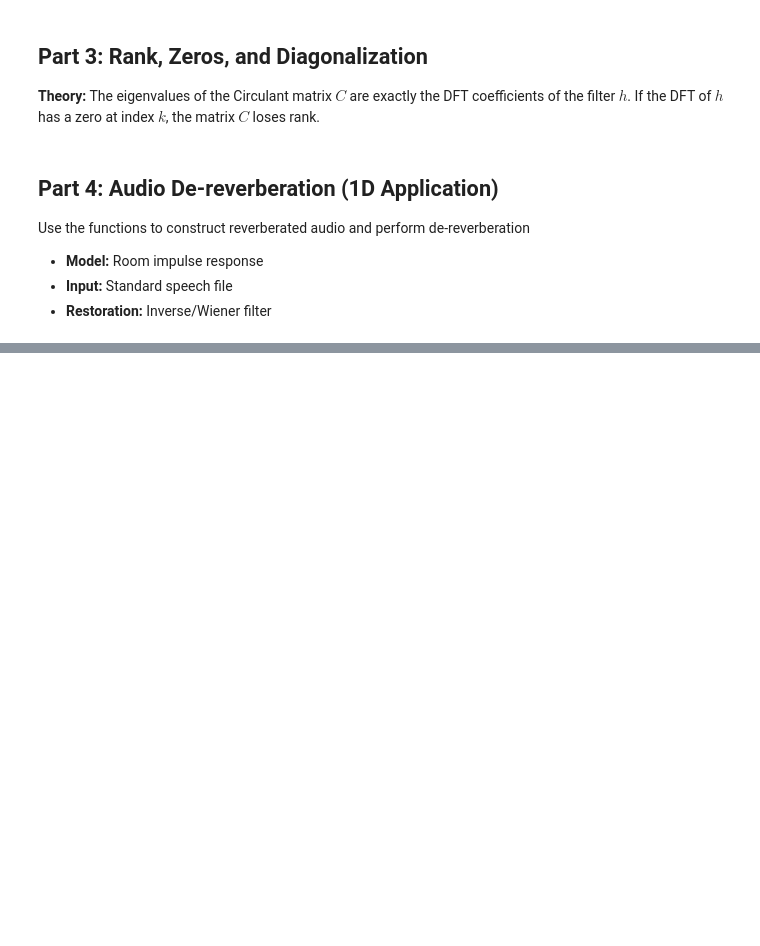
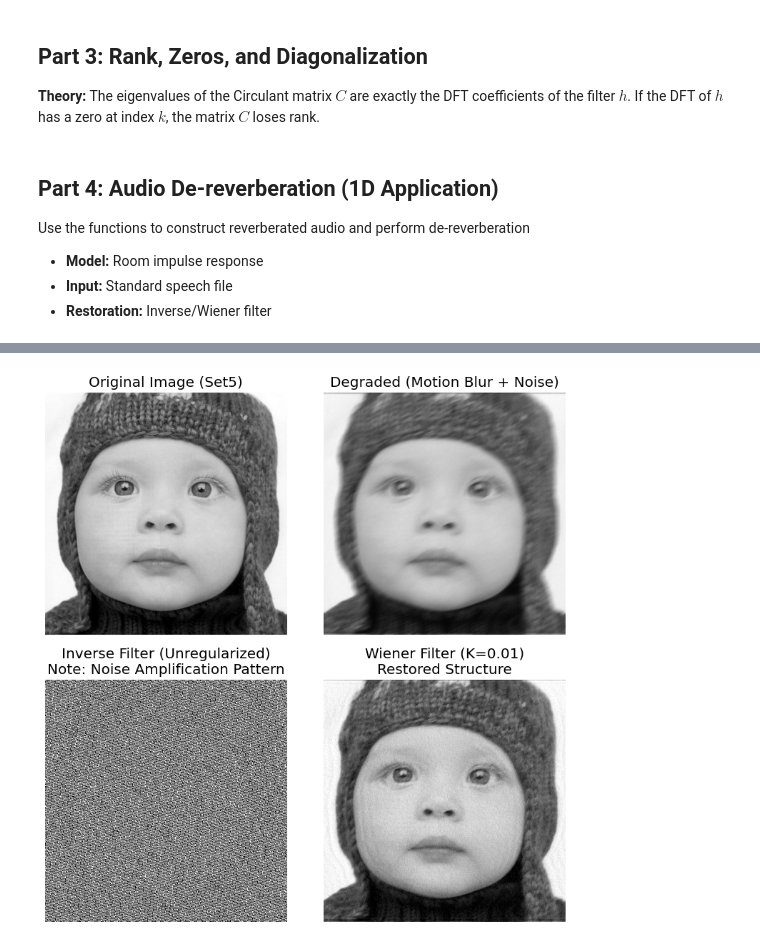
Before and after one commit to spectrum-lab-iisc/e9-222-signal-processing-in-practice, a Jupyter notebook: 01-convolutions_assignment.ipynb, the cells around one changed output, grey strips where cells are left out. Drawn from its saved outputs; the diff is of its cells as text; code cells hidden in the pictures; blank space fills up the shorter version.

```diff
--- a/01-convolutions_assignment.ipynb
+++ b/01-convolutions_assignment.ipynb
@@ -254,0 +296,9 @@ ipd.display(ipd.Audio(recovered_wiener, rate=sr))
+# %%
+def wiener_deconvolution_2d(img_blurred, kernel, K):
+    """
+    Performs 2D Wiener Deconvolution in Frequency Domain.
+    """
+    # TODO: Implement Wiener Deconvolution
+    # TODO: Pad kernel to image size
+    # TODO: Wiener filter in the frequency domain
+    pass
@@ -254,0 +329,28 @@ ipd.display(ipd.Audio(recovered_wiener, rate=sr))
+# %%
+# 5. Visualization
+plt.figure(figsize=(8, 8))
+
+plt.subplot(2, 2, 1)
+plt.title("Original Image (Set5)")
+plt.imshow(img, cmap='gray')
+plt.axis('off')
+
+plt.subplot(2, 2, 2)
+plt.title(f"Degraded ({blur_type} + Noise)")
+plt.imshow(img_degraded, cmap='gray')
+plt.axis('off')
+
+plt.subplot(2, 2, 3)
+plt.title("Inverse Filter (Unregularized)\nNote: Noise Amplification Pattern")
+plt.imshow(np.clip(img_inverse, 0, 1), cmap='gray')
+plt.axis('off')
+
+plt.subplot(2, 2, 4)
+plt.title(f"Wiener Filter (K={K})\nRestored Structure")
+plt.imshow(np.clip(img_wiener, 0, 1), cmap='gray')
+plt.axis('off')
+
+plt.tight_layout()
+plt.show()
+# %% [output]
+[figure, added]
```
Also changed, not shown: parts of 8 cells of this notebook, 1 other file.
